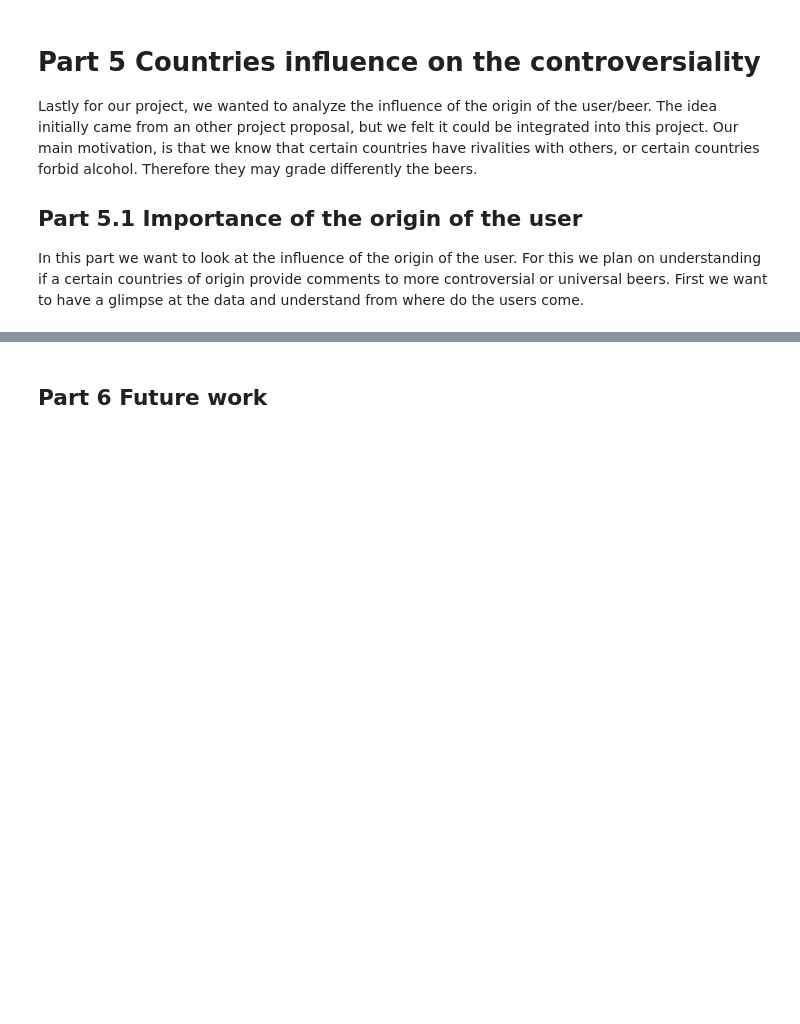
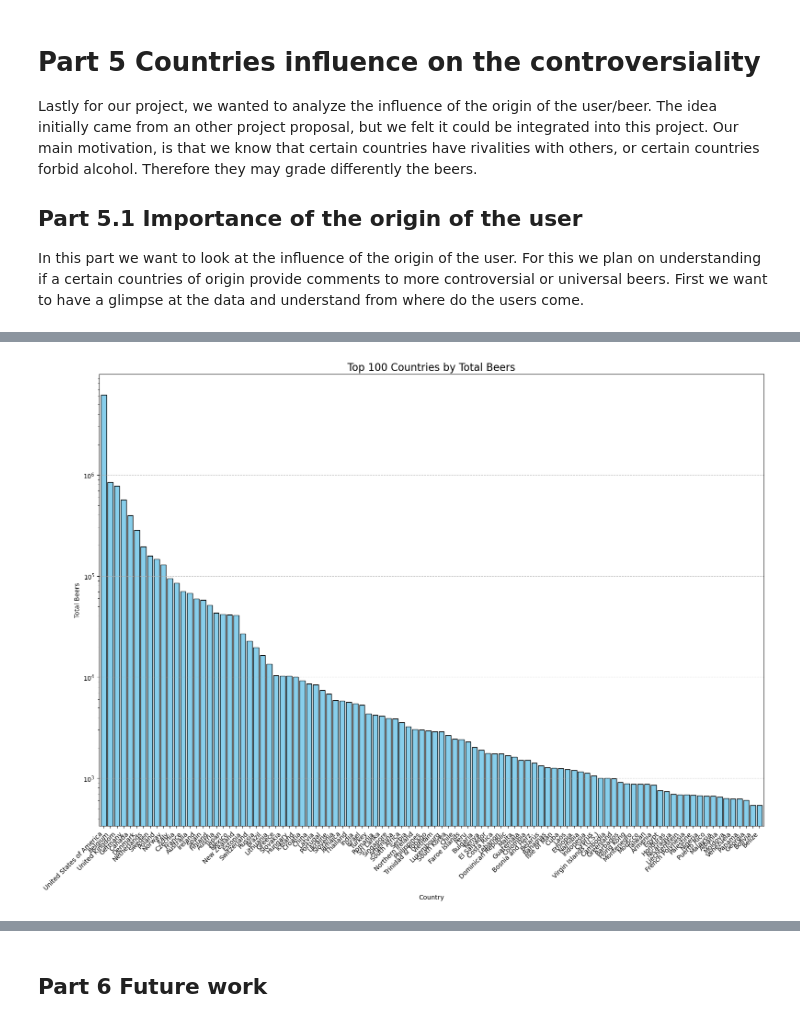
Before and after one commit to epfl-ada/ada-2024-project-abracadabra, a Jupyter notebook: analysis_final.ipynb, the cells around one changed output, grey strips where cells are left out. Saved outputs shown, nothing was run; the diff lists cells and outputs as text; code cells hidden in the pictures; blank space fills up the shorter version.

```diff
--- a/analysis_final.ipynb
+++ b/analysis_final.ipynb
@@ -430,0 +480,4 @@ plot_distribution_number_ratings_per_country_of_origin_of_user(users_df, ratings
+# %%
+plot_distribution_number_ratings_per_country_of_origin_of_beer(beers_df_new, breweries_df_new, beer_ratings, N = 100)
+# %% [output]
+[figure, added]
```
Also changed, not shown: parts of 22 cells of this notebook, 3 other files.
